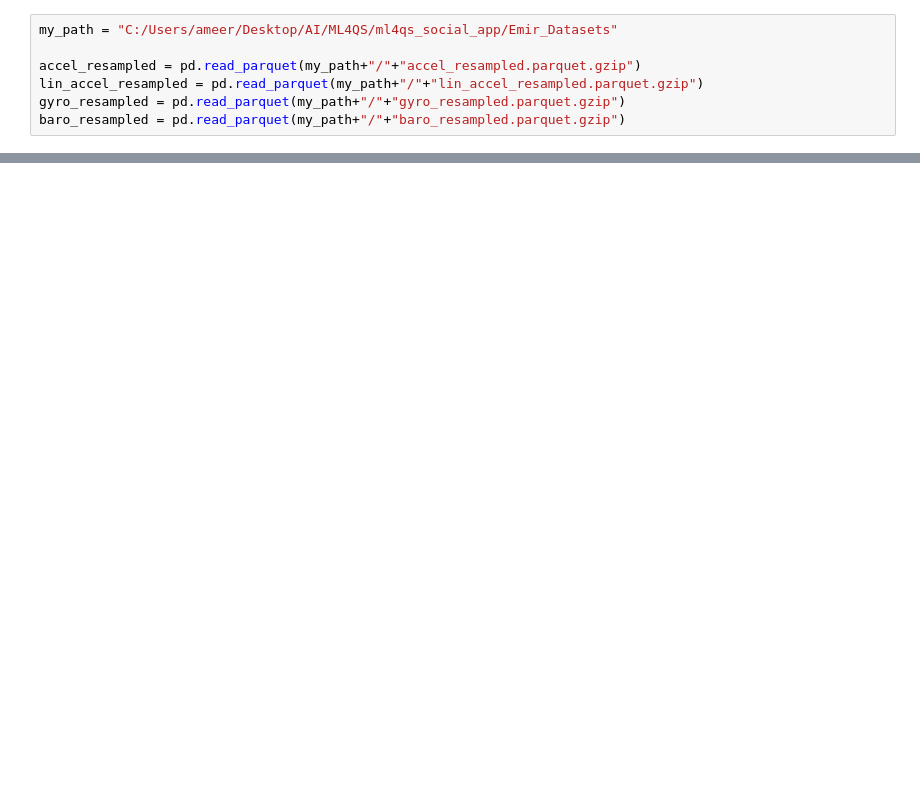
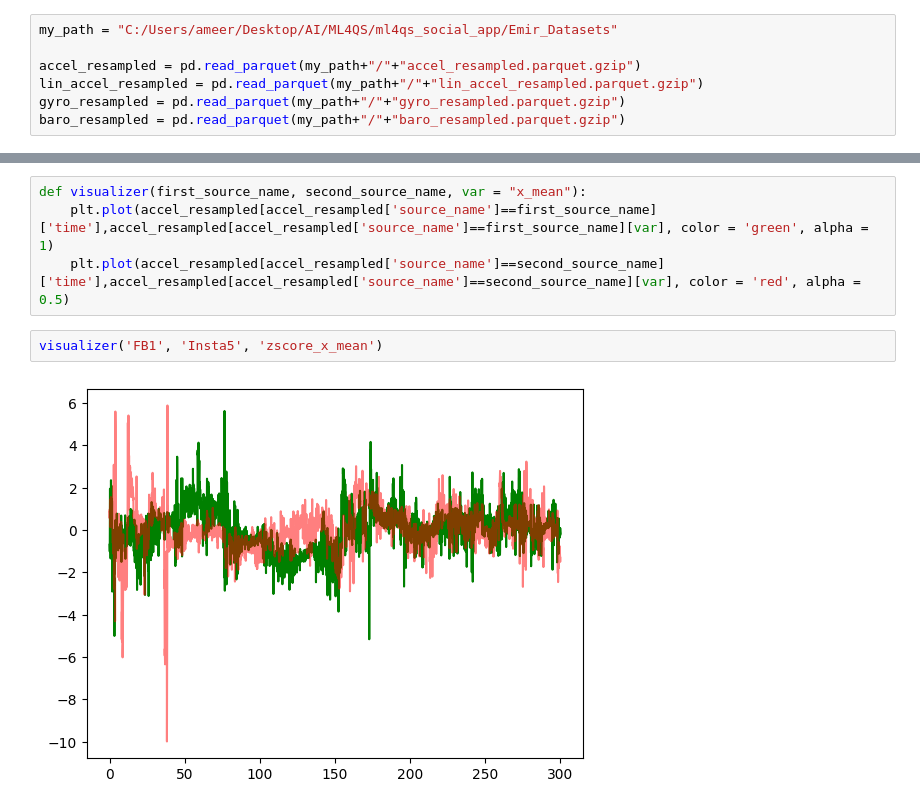
Before and after one commit to sharyz119/ml4qs_social_app, a Jupyter notebook: Emir Playground.ipynb, the cells around one changed output, grey strips where cells are left out. Saved outputs shown, nothing was run; the diff lists cells and outputs as text; blank space fills up the shorter version.

```diff
--- a/Emir Playground.ipynb
+++ b/Emir Playground.ipynb
@@ -278,0 +350,8 @@ dtype: float64
+# %%
+def visualizer(first_source_name, second_source_name, var = "x_mean"):
+    plt.plot(accel_resampled[accel_resampled['source_name']==first_source_name]['time'],accel_resampled[accel_resampled['source_name']==first_source_name][var], color = 'green', alpha = 1)
+    plt.plot(accel_resampled[accel_resampled['source_name']==second_source_name]['time'],accel_resampled[accel_resampled['source_name']==second_source_name][var], color = 'red', alpha = 0.5)
+# %%
+visualizer('FB1', 'Insta5', 'zscore_x_mean')
+# %% [output]
+[figure, added]
```
Also changed, not shown: parts of 30 cells of this notebook, 15 other files.
